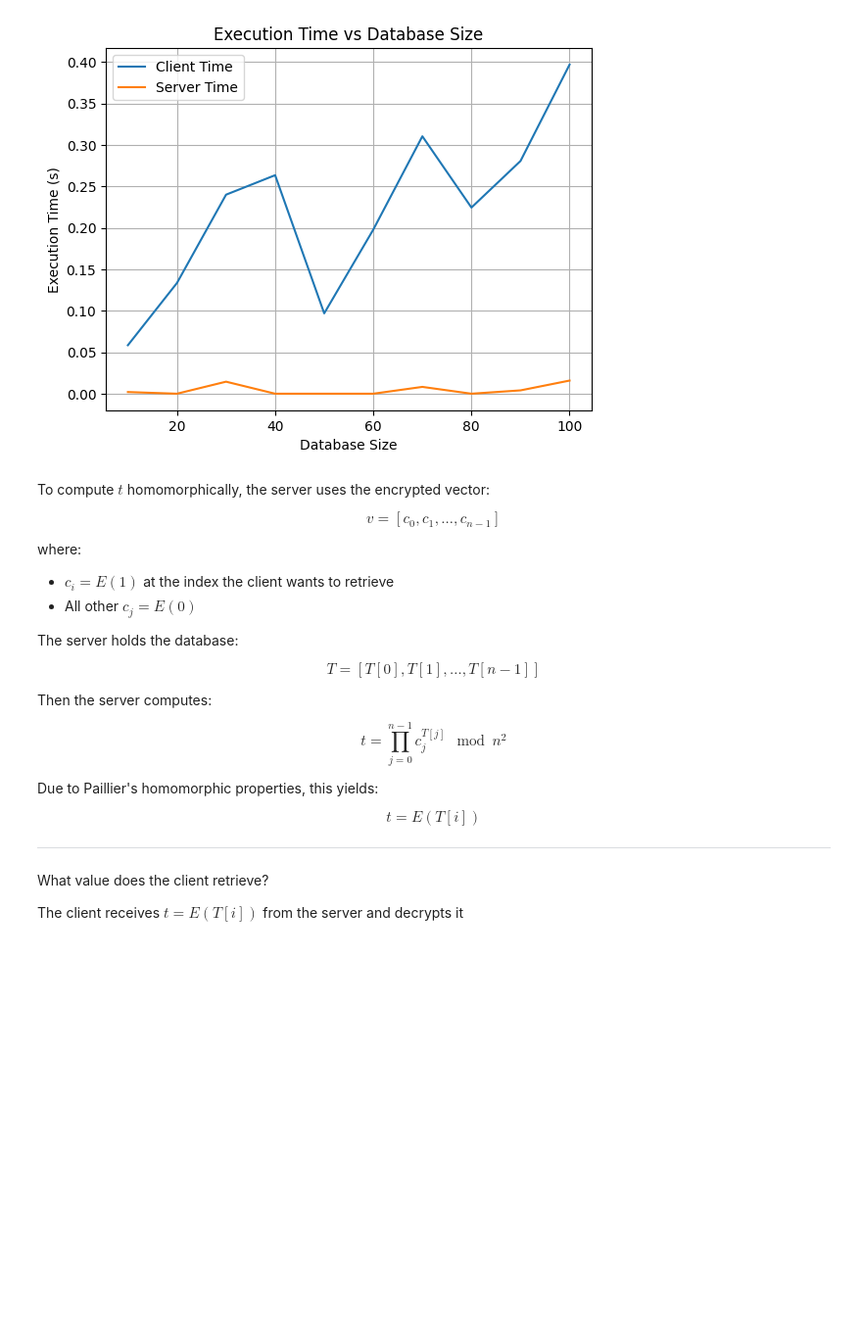
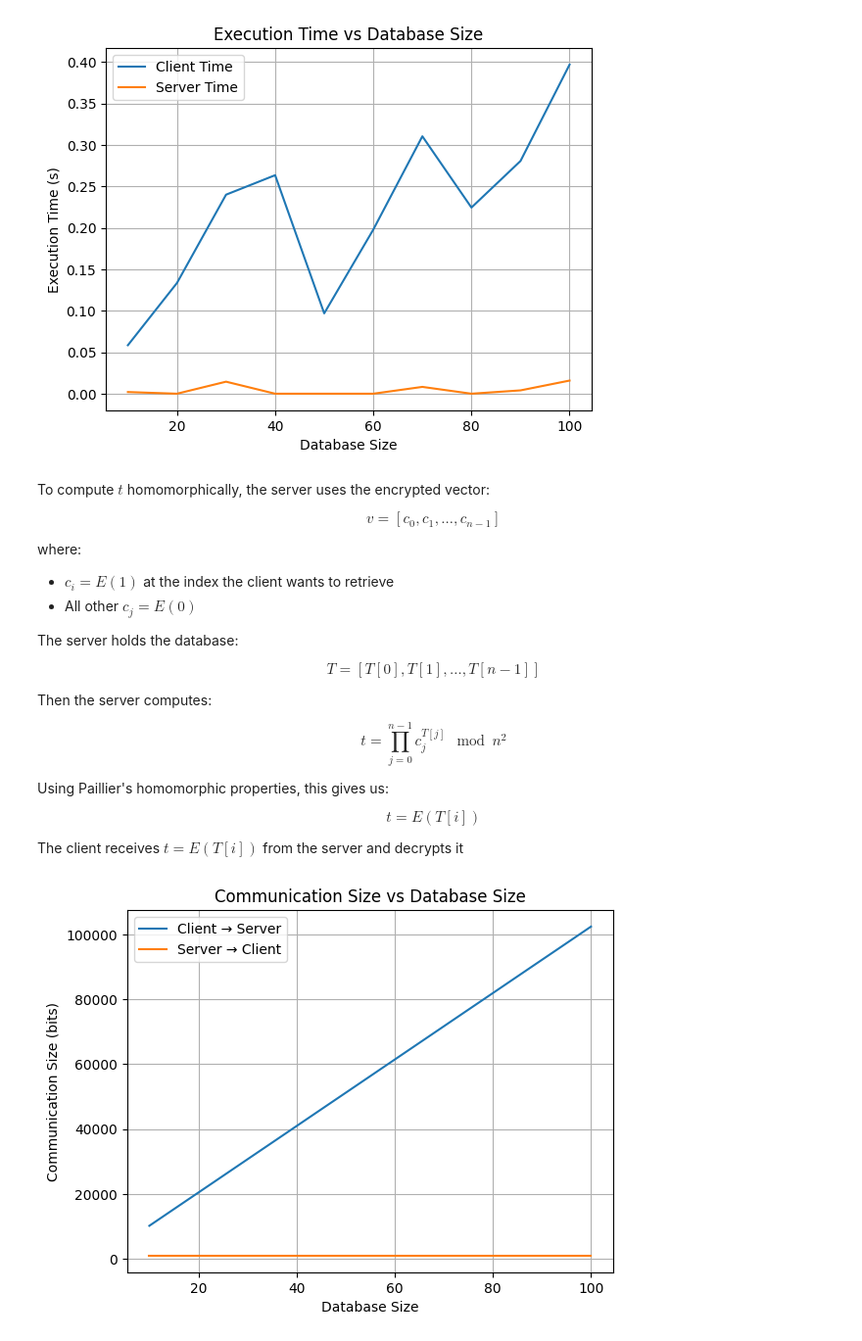
Before and after one commit to matcoc0/td4_crypto, a Jupyter notebook: tp4.ipynb, the cells around one changed output. Shown: that part at 98% size. Saved outputs shown, nothing was run; the diff lists cells and outputs as text; code cells hidden in the pictures; blank space fills up the shorter version.

```diff
--- a/tp4.ipynb
+++ b/tp4.ipynb
@@ -129,14 +149,33 @@ $$
 t = \prod_{j=0}^{n-1} c_j^{T[j]} \mod n^2
 $$
 
-Due to Paillier's homomorphic properties, this yields:
+Using Paillier's homomorphic properties, this gives us:
 
 $$
 t = E(T[i])
 $$
 
----
-
-What value does the client retrieve?
 
 The client receives $t = E(T[i])$ from the server and decrypts it
+# %%
+import matplotlib.pyplot as plt
+
+bits = 512 # Size of the Paillier keys
+n_bits = 2 * bits  # Size of n (ciphertexts are 2n bits long)
+db_sizes = list(range(10, 110, 10))
+
+client_comm = [db_size * n_bits for db_size in db_sizes]
+server_comm = [n_bits for _ in db_sizes]
+
+# Plot the results
+plt.figure()
+plt.plot(db_sizes, client_comm, label="Client → Server")
+plt.plot(db_sizes, server_comm, label="Server → Client")
+plt.xlabel("Database Size")
+plt.ylabel("Communication Size (bits)")
+plt.title("Communication Size vs Database Size")
+plt.legend()
+plt.grid(True)
+plt.show()
+# %% [output]
+[figure, added]
```
Also changed, not shown: parts of 5 cells of this notebook.
